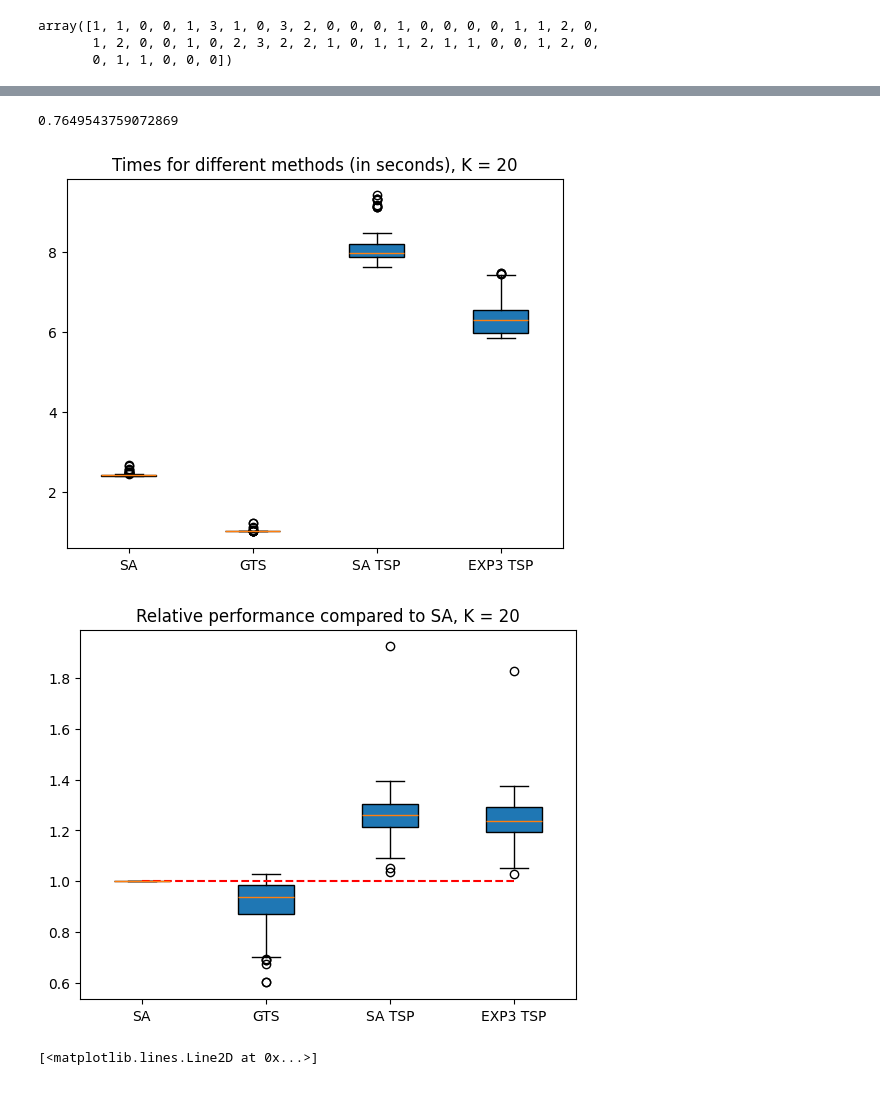
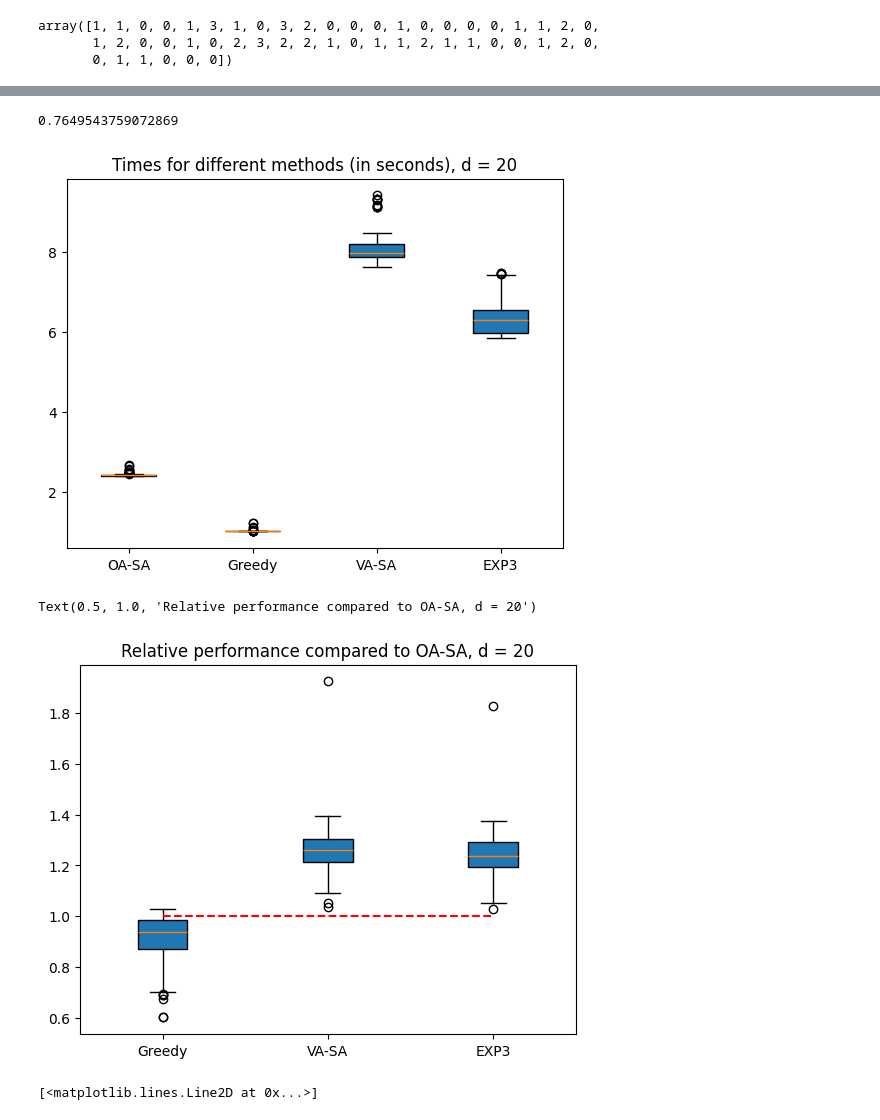
Before and after one commit to Farid-Najar/TransportersDilemma, a Jupyter notebook: test.ipynb, the cells around one changed output, grey strips where cells are left out. Saved outputs shown, nothing was run; the diff lists cells and outputs as text; code cells hidden in the pictures.

```diff
--- a/test.ipynb
+++ b/test.ipynb
@@ -128,13 +128,13 @@ def render_results(data, labels=None, K = 50):
     #     times,
     #     # labels=labels,
     #     )
-    plt.title(f'Times for different methods (in seconds), K = {K}')
+    plt.title(f'Times for different methods (in seconds), d = {K}')
     # plt.savefig('times.png')
     plt.show()
 
     plt.boxplot(
-        rewards,
-        labels=labels,
+        rewards[1:],
+        labels=labels[1:],
         patch_artist=True,
         )
 
@@ -142,8 +142,8 @@ def render_results(data, labels=None, K = 50):
     #     rewards,
     #     # labels=labels,
     #     )
-    plt.title(f'Relative performance compared to DP, K = {K}')
-    plt.hlines(1, 1, len(data.keys()), linestyles='--', colors='red')
+    plt.title(f'Relative performance compared to DP, d = {K}')
+    plt.hlines(1, 1, len(rewards)-1, linestyles='--', colors='red')
 
     # plt.legend()
     # # plt.savefig('times.png')
@@ -162,7 +162,8 @@ def render_results(data, labels=None, K = 50):
     # plt.title(f'Number of packages omitted, K = {K}')
     # plt.legend()
     # plt.savefig('times.png')
-    plt.show()
+    # plt.show()
+    # return times, rewards
 # %%
 # K = 30
 # with open(f'RL/game_K{K}.pkl', 'rb') as f:
@@ -591,11 +609,13 @@ del data20['res_DP']
 data20['SA TSP'] = dataSATSP20['res_SA']
 data20['EXP3 TSP'] = expTSP20
 # %%
-render_results(data20, labels=['SA', 'GTS', 'SA TSP', 'EXP3 TSP'], K = 20)
+render_results(data20, labels=['OA-SA', 'Greedy', 'VA-SA', 'EXP3'], K = 20)
+plt.title(f'Relative performance compared to OA-SA, d = {20}')
 # %% [output]
 0.7649543759072869
-[figure, old version]
+[figure, new version]
+Text(0.5, 1.0, 'Relative performance compared to OA-SA, d = 20')
-[figure, old version]
+[figure, new version]
 # %%
 plt.plot(np.maximum(0, np.max([dataEXP3TSP20[i]['rewards'][1:] for i in dataEXP3TSP20.keys()], axis=0)))
 # %% [output]
```
Also changed, not shown: parts of 8 cells of this notebook, 10 other files.
